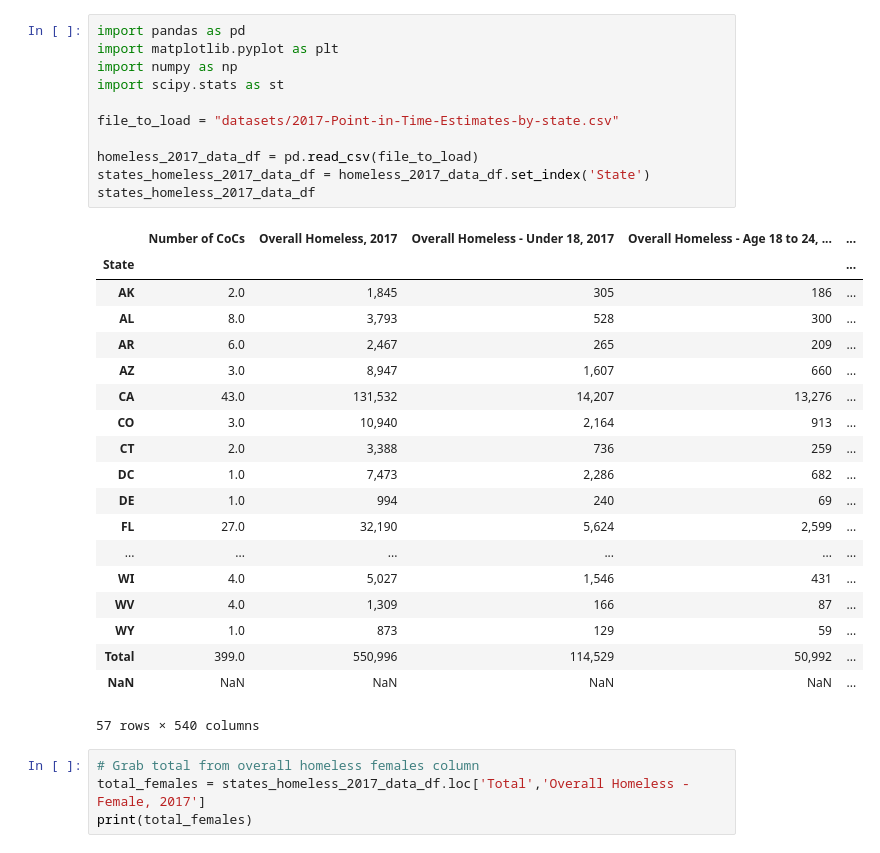
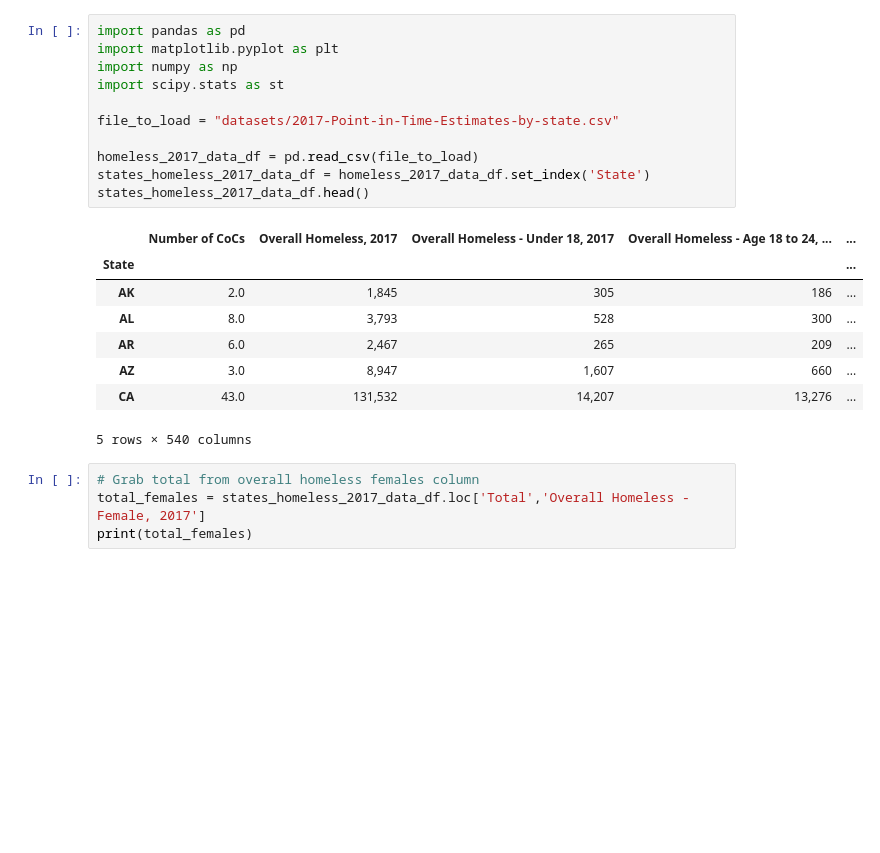
Before and after one commit to esther2897/project_one, a Jupyter notebook: 2017 Homeless Data.ipynb, the cells around one changed output. Cells and saved outputs as stored; diff of their text form; blank space fills up the shorter version.

```diff
--- a/2017 Homeless Data.ipynb
+++ b/2017 Homeless Data.ipynb
@@ -1,34 +1,23 @@
 # %%
 import pandas as pd
 import matplotlib.pyplot as plt
 import numpy as np
 import scipy.stats as st
 
 file_to_load = "datasets/2017-Point-in-Time-Estimates-by-state.csv"
 
 homeless_2017_data_df = pd.read_csv(file_to_load)
 states_homeless_2017_data_df = homeless_2017_data_df.set_index('State')
-states_homeless_2017_data_df
+states_homeless_2017_data_df.head()
 # %% [output]
 |  | Number of CoCs | Overall Homeless, 2017 | Overall Homeless - Under 18, 2017 | Overall Homeless - Age 18 to 24, ... | ... |
 | State |  |  |  |  | ... |
 | AK | 2.0 | 1,845 | 305 | 186 | ... |
 | AL | 8.0 | 3,793 | 528 | 300 | ... |
 | AR | 6.0 | 2,467 | 265 | 209 | ... |
 | AZ | 3.0 | 8,947 | 1,607 | 660 | ... |
 | CA | 43.0 | 131,532 | 14,207 | 13,276 | ... |
-| CO | 3.0 | 10,940 | 2,164 | 913 | ... |
-| CT | 2.0 | 3,388 | 736 | 259 | ... |
-| DC | 1.0 | 7,473 | 2,286 | 682 | ... |
-| DE | 1.0 | 994 | 240 | 69 | ... |
-| FL | 27.0 | 32,190 | 5,624 | 2,599 | ... |
-| ... | ... | ... | ... | ... | ... |
-| WI | 4.0 | 5,027 | 1,546 | 431 | ... |
-| WV | 4.0 | 1,309 | 166 | 87 | ... |
-| WY | 1.0 | 873 | 129 | 59 | ... |
-| Total | 399.0 | 550,996 | 114,529 | 50,992 | ... |
-| NaN | NaN | NaN | NaN | NaN | ... |
-57 rows × 540 columns
+5 rows × 540 columns
 # %%
 # Grab total from overall homeless females column
 total_females = states_homeless_2017_data_df.loc['Total','Overall Homeless - Female, 2017']
```
Also changed, not shown: 3 other files.
